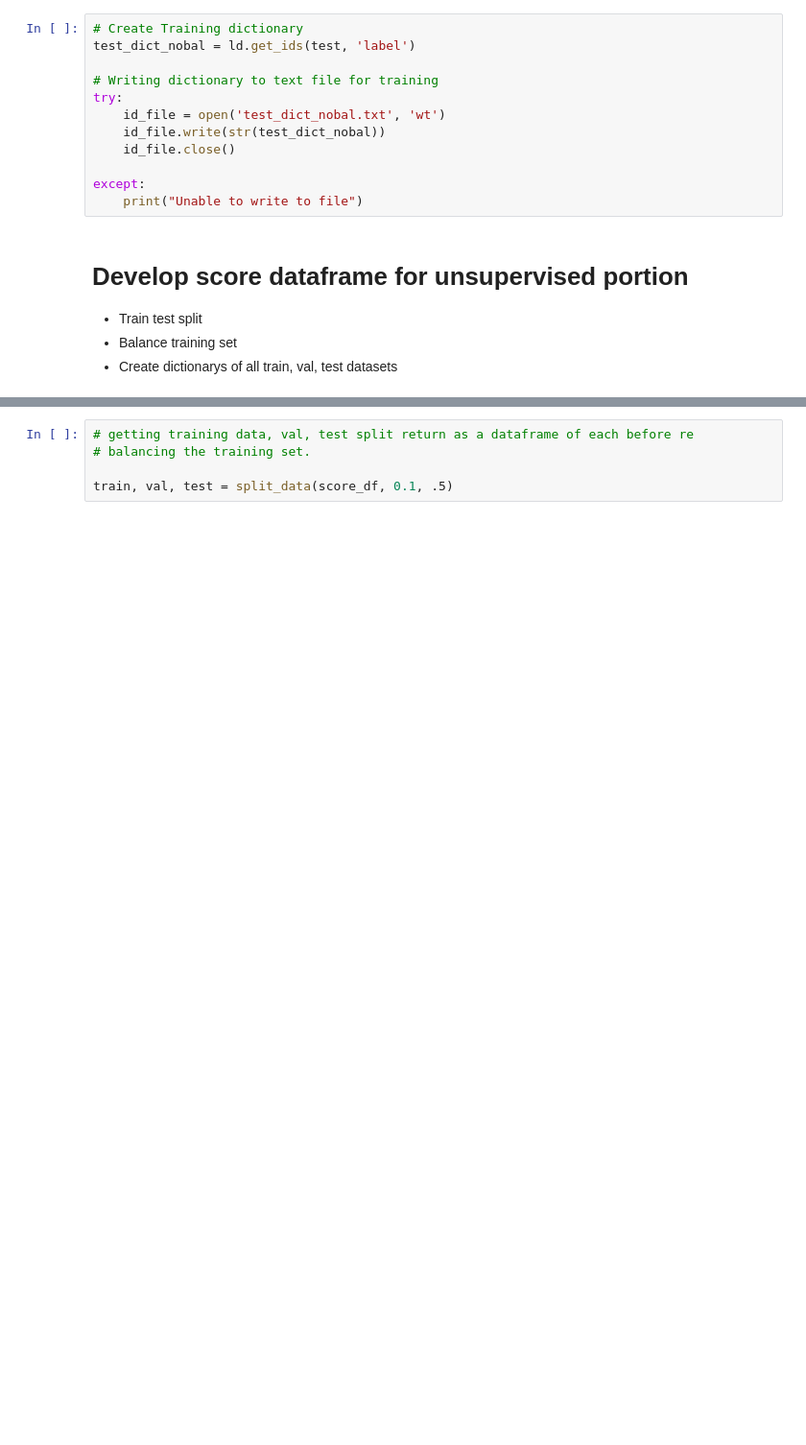
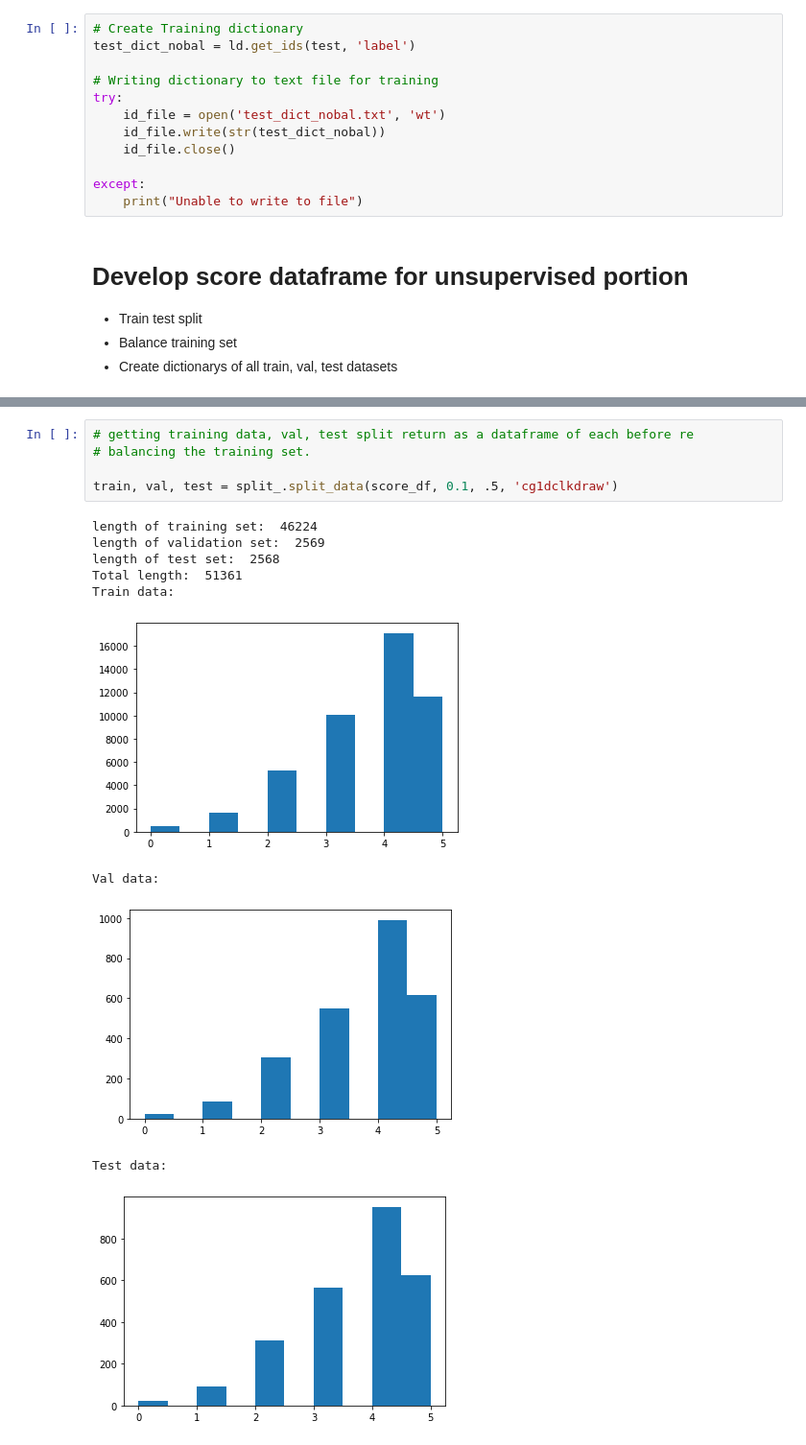
Before and after one commit to ian-byrne/MADSmilestone2, a Jupyter notebook: Labeling/Cleaning_labeling.ipynb, the cells around one changed output, grey strips where cells are left out. Shown at 96% size. Cells and saved outputs as stored; diff of their text form; blank space fills up the shorter version.

```diff
--- a/Labeling/Cleaning_labeling.ipynb
+++ b/Labeling/Cleaning_labeling.ipynb
@@ -744,5 +744,16 @@ Name: cg1dclkdraw, dtype: int64
 # %%
 # getting training data, val, test split return as a dataframe of each before re
 # balancing the training set.
 
-train, val, test = split_data(score_df, 0.1, .5)
+train, val, test = split_.split_data(score_df, 0.1, .5, 'cg1dclkdraw')
+# %% [output]
+length of training set:  46224
+length of validation set:  2569
+length of test set:  2568
+Total length:  51361
+Train data:
+[figure, added]
+Val data:
+[figure, added]
+Test data:
+[figure, added]
```
Also changed, not shown: parts of 9 cells of this notebook.
